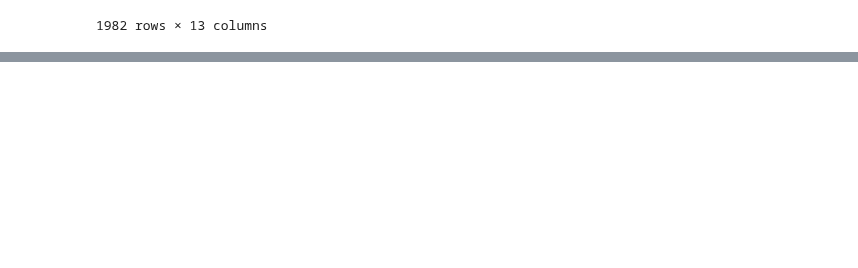
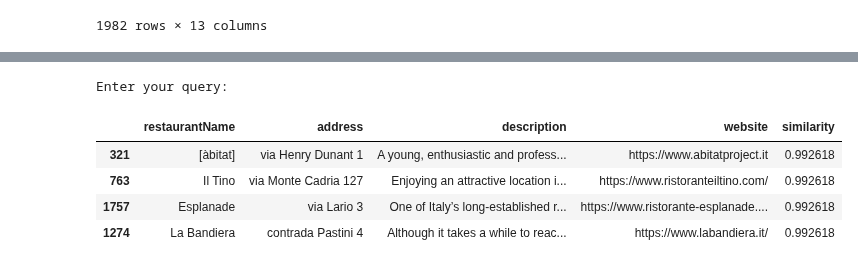
Before and after one commit to yaraoyoussef/ADM-HW3, a Jupyter notebook: main.ipynb, the cells around one changed output, grey strips where cells are left out. Saved outputs shown, nothing was run; the diff lists cells and outputs as text; code cells hidden in the pictures; blank space fills up the shorter version.

```diff
--- a/main.ipynb
+++ b/main.ipynb
@@ -266,0 +269,22 @@ engine.inverted_tfidf(df_restaurants)
+# %%
+import engine
+print('Enter your query:')
+k = 5
+ranked_result = engine.process_query(clean_desc(input()))
+ranked_df = []
+ranked_df = pd.DataFrame(ranked_df)
+for restaurant in ranked_result[:k]:
+    filtered_df = df_restaurants.query("restaurantName == @restaurant[0]")
+    ranked_df = pd.concat([ranked_df, filtered_df])
+    ranked_df['similarity'] = restaurant[1]
+
+ranked_df = ranked_df.filter(items=['restaurantName', 'address', 'description', 'website','similarity'])
+
+display(ranked_df)
+# %% [output]
+Enter your query:
+|  | restaurantName | address | description | website | similarity |
+| 321 | [àbitat] | via Henry Dunant 1 | A young, enthusiastic and profess... | https://www.abitatproject.it | 0.992618 |
+| 763 | Il Tino | via Monte Cadria 127 | Enjoying an attractive location i... | https://www.ristoranteiltino.com/ | 0.992618 |
+| 1757 | Esplanade | via Lario 3 | One of Italy’s long-established r... | https://www.ristorante-esplanade.... | 0.992618 |
+| 1274 | La Bandiera | contrada Pastini 4 | Although it takes a while to reac... | https://www.labandiera.it/ | 0.992618 |
```
Also changed, not shown: parts of 1 cell of this notebook, 1 other file.
